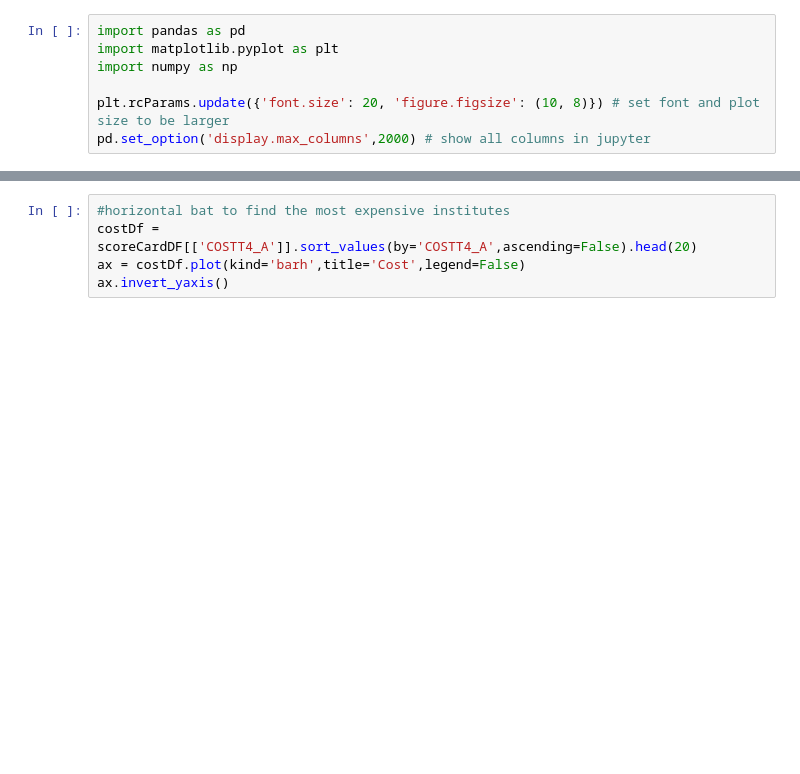
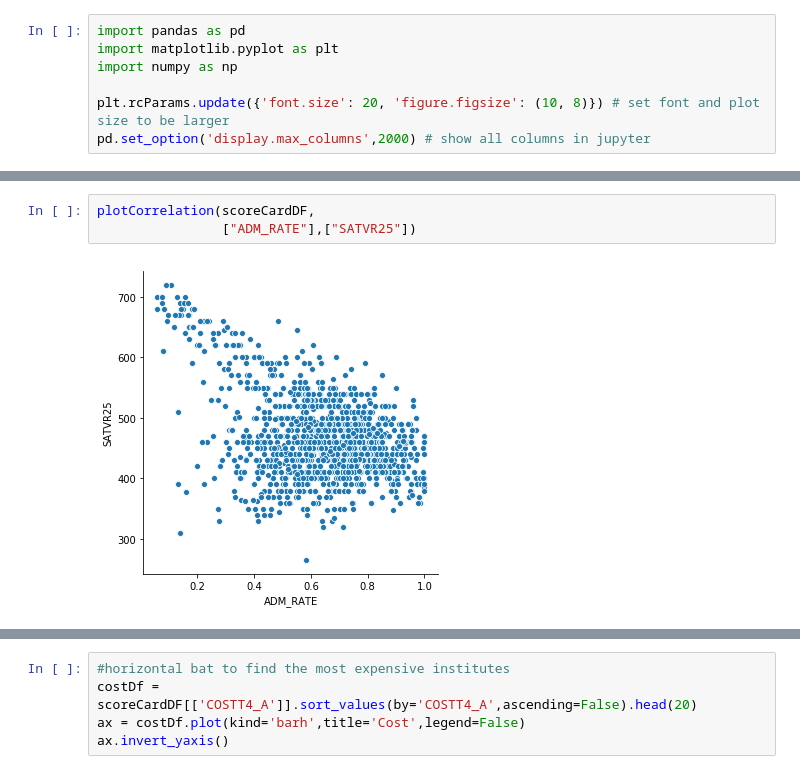
Before and after one commit to usamaAtteya/NU-Final-Project-Repayment, a Jupyter notebook: Usama.ipynb, the cells around one changed output, grey strips where cells are left out. Drawn from its saved outputs; the diff is of its cells as text; blank space fills up the shorter version.

```diff
--- a/Usama.ipynb
+++ b/Usama.ipynb
@@ -43,0 +125,5 @@ sns.relplot(y="GRAD_DEBT_MDN", x="COMPL_RPY_3YR_RT",
+# %%
+plotCorrelation(scoreCardDF,
+                ["ADM_RATE"],["SATVR25"])
+# %% [output]
+[figure, added]
```
Also changed, not shown: parts of 18 cells of this notebook.
